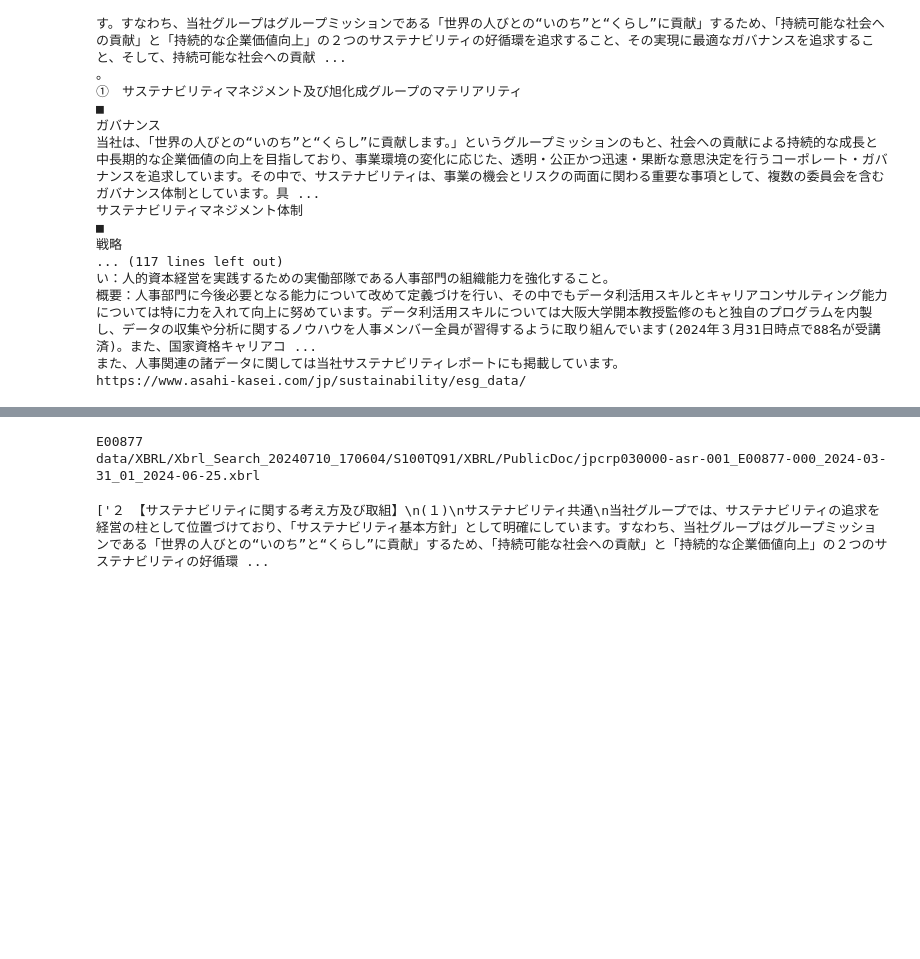
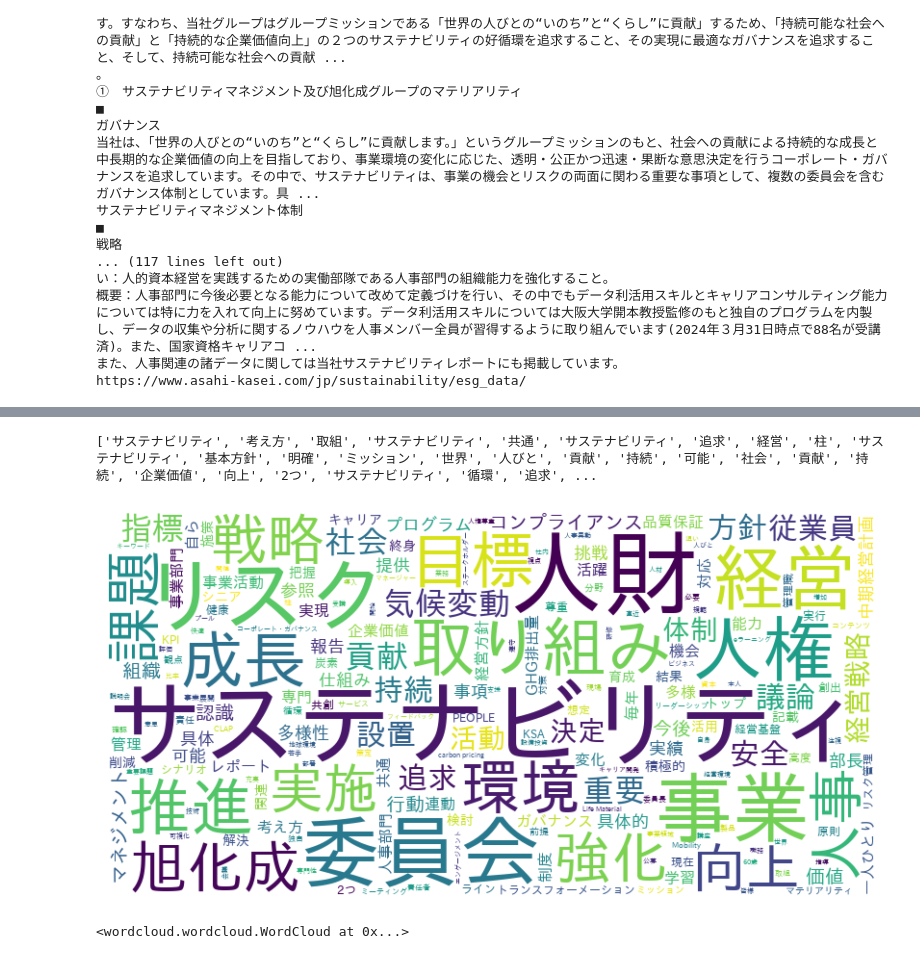
Before and after one commit to Jegog/paneer-dosa, a Jupyter notebook: XBRL_Test.ipynb, the cells around one changed output, grey strips where cells are left out. Saved outputs shown, nothing was run; the diff lists cells and outputs as text; code cells hidden in the pictures; blank space fills up the shorter version.

```diff
--- a/XBRL_Test.ipynb
+++ b/XBRL_Test.ipynb
@@ -80,6 +70,7 @@ result_df.head(30)
 target_doc_number="S100TQ91"
 fundcode = result_df.loc[result_df["書類管理番号"] == target_doc_number, "EDINET(ファンド)コード"].values[0]
 file_path = result_df.loc[result_df["書類管理番号"] == target_doc_number, "XBRLファイルパス"].values[0]
+company_name= result_df.loc[result_df["書類管理番号"] == target_doc_number, "提出者(ファンド)"].values[0]
 # %%
 from bs4 import BeautifulSoup
 import html
@@ -374,17 +422,8 @@ data/XBRL/Xbrl_Search_20240710_170604/S100TQ91/XBRL/PublicDoc/jpcrp030000-asr-00
 # %%
-#print(extracted_df.loc[extracted_df["書類管理番号"]=="S100TQ91","抽出テキスト"].values)
-target_text = extracted_df.loc[extracted_df["書類管理番号"]=="S100TQ91","抽出テキスト"].values
-# 改行コードを実際の改行に変換
-
-def convert_newlines(text_list):
-    return [text.replace(r'\\n', '\n') for text in text_list]
-
-# 特定の条件に基づいてテキストを抽出
-target_text = extracted_df.loc[extracted_df["書類管理番号"] == "S100TQ91", "抽出テキスト"].values[0]
+#print(extracted_df.loc[extracted_df["書類管理番号"]=="S100R509","抽出テキスト"].values)
+target_text = extracted_df.loc[extracted_df["書類管理番号"]=="S100R509","抽出テキスト"].values
 print(target_text)
-
-# 改行コードを実際の改行に変換
-converted_text = convert_newlines(target_text)
-print(converted_text)
-#tk.mecab_tokenizer(target_text)
+#tokenized_page_text = [(index, tk.mecab_tokenizer(tk.noise_eliminator(item)))for index, item in enumerate(page_text)]
+tokenized_text = [(index, tk.mecab_tokenizer(tk.noise_eliminator(item)))for index, item in enumerate(target_text)]
+print(tokenized_text)
 # %% [output]
@@ -393,9 +431,0 @@ print(converted_text)
-# %%
-print(fundcode)
-print(file_path)
-#print(element_tag)
-extract_sustainable_info(fundcode, file_path)
-# %% [output]
-E00877
-data/XBRL/Xbrl_Search_20240710_170604/S100TQ91/XBRL/PublicDoc/jpcrp030000-asr-001_E00877-000_2024-03-31_01_2024-06-25.xbrl
-['２ 【サステナビリティに関する考え方及び取組】\n(１)\nサステナビリティ共通\n当社グループでは、サステナビリティの追求を経営の柱として位置づけており、「サステナビリティ基本方針」として明確にしています。すなわち、当社グループはグループミッションである「世界の人びとの“いのち”と“くらし”に貢献」するため、「持続可能な社会への貢献」と「持続的な企業価値向上」の２つのサステナビリティの好循環 ...
@@ -401,0 +451,51 @@ data/XBRL/Xbrl_Search_20240710_170604/S100TQ91/XBRL/PublicDoc/jpcrp030000-asr-00
+# %%
+#Word_listの作成
+#抽出されたページの形態素（サブリスト）を一つのリストにまとめる
+#Merged_Extracted_tokenized_list = [item for _, sublist in Extracted_tokenized_page_text for item in sublist]
+Merged_Extracted_tokenized_list = [item for _, sublist in tokenized_text for item in sublist]
+print(Merged_Extracted_tokenized_list)
+#辞書形式で単語をカウント
+counter = Counter(Merged_Extracted_tokenized_list)
+
+# 単語、件数をDataFrameに格納
+count_df = pd.DataFrame(list(counter.items()), columns=['単語', '件数'])
+# DataFrameを件数でソート
+count_df = count_df.sort_values(by='件数', ascending=False)
+
+# 新しい列を追加
+count_df.insert(0, '書類管理番号', target_doc_number)
+count_df.insert(1, 'EDINET(ファンド)コード', fundcode)
+count_df.insert(2, '銘柄名', company_name)
+
+# 結果をCSVファイルに出力
+file_name = f"output/{fundcode}_{company_name}_{target_doc_number}_{date_time_string}_Word_list.csv"
+count_df.to_csv(file_name, encoding="utf_8_sig", index=False)
+# %% [output]
+['サステナビリティ', '考え方', '取組', 'サステナビリティ', '共通', 'サステナビリティ', '追求', '経営', '柱', 'サステナビリティ', '基本方針', '明確', 'ミッション', '世界', '人びと', '貢献', '持続', '可能', '社会', '貢献', '持続', '企業価値', '向上', '2つ', 'サステナビリティ', '循環', '追求', ...
+# %%
+#抽出単語によるワードクラウド作成
+from wordcloud import WordCloud
+import matplotlib.pyplot as plt
+
+# 日本語フォントのパスを指定
+jp_font_path = '/usr/share/fonts/opentype/ipaexfont-gothic/ipaexg.ttf'
+
+# ワードクラウドのフォーマット指定
+wordcloud = WordCloud(width=800, height=400, background_color='white',font_path=jp_font_path)
+# 単語とその頻度を辞書形式に変換
+word_freq = {word: freq for word, freq in zip(count_df['単語'], count_df['件数'])}
+# ワードクラウドの生成
+wordcloud.generate_from_frequencies(word_freq)
+
+# プロット
+plt.figure(figsize=(10, 5))
+plt.imshow(wordcloud, interpolation='bilinear')
+plt.axis('off')
+plt.show()
+
+# 結果をpngファイルに出力
+file_name_wordcloud=f'output/{fundcode}_{company_name}_{target_doc_number}_{date_time_string}_WordCloud.png'
+wordcloud.to_file(file_name_wordcloud)
+# %% [output]
+[figure, added]
+<wordcloud.wordcloud.WordCloud at 0x...>
```
Also changed, not shown: parts of 15 cells of this notebook.
